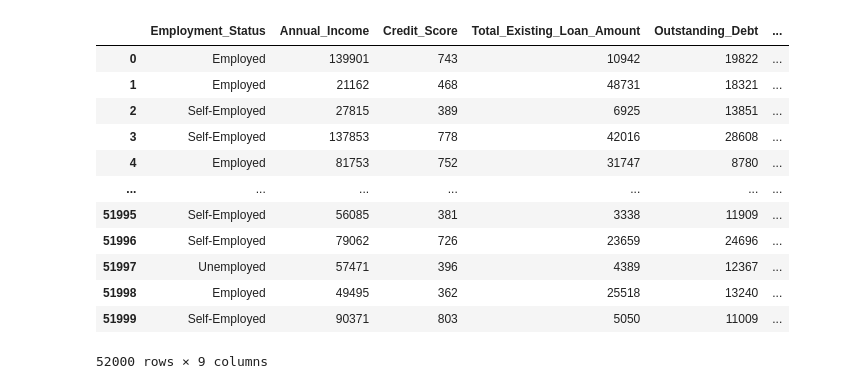
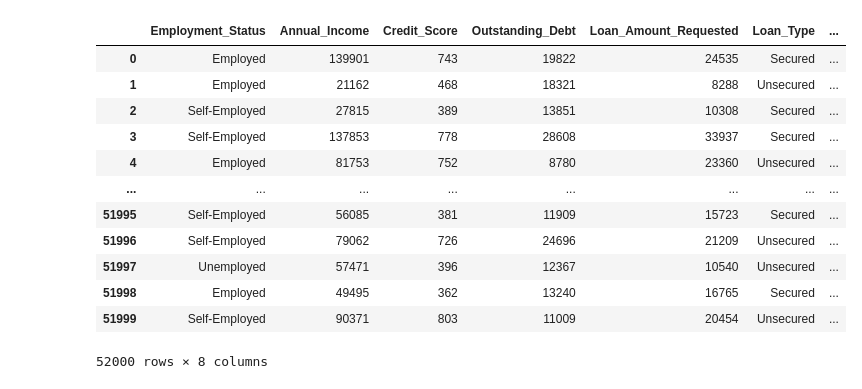
Before and after one commit to Harithelamin/ACIT4620-24H-G6, a Jupyter notebook: dataset_manager.ipynb, the cells around one changed output. Drawn from its saved outputs; the diff is of its cells as text; code cells hidden in the pictures.

```diff
--- a/dataset_manager.ipynb
+++ b/dataset_manager.ipynb
@@ -1,33 +1,37 @@
 # %%
 import pandas as pd
+import numpy as np
+import skfuzzy as fuzz
+from skfuzzy import control as ctrl
 
 # Creating a DataFrame
 
 path = 'dataset/loan_dataset.csv'
-df = pd.read_csv(path)
-df.head()
+df_original = pd.read_csv(path)
+df_original.head()
 
-df = pd.DataFrame(df)
+df_original = pd.DataFrame(df_original)
 
 # Filtering the specified columns
-filtered_df = df[[
-    'Employment_Status', 'Annual_Income', 'Credit_Score',
-    'Total_Existing_Loan_Amount', 'Outstanding_Debt', 'Loan_Amount_Requested',
+filtered_df = df_original[[
+    'Employment_Status', 'Annual_Income', 'Credit_Score',  'Outstanding_Debt', 'Loan_Amount_Requested',
     'Loan_Type','Loan_Purpose', 'Loan_Approval_Status'
 ]]
 
+# 'Total_Existing_Loan_Amount'
+
 filtered_df
 # %% [output]
-|  | Employment_Status | Annual_Income | Credit_Score | Total_Existing_Loan_Amount | Outstanding_Debt | ... |
-| 0 | Employed | 139901 | 743 | 10942 | 19822 | ... |
-| 1 | Employed | 21162 | 468 | 48731 | 18321 | ... |
-| 2 | Self-Employed | 27815 | 389 | 6925 | 13851 | ... |
-| 3 | Self-Employed | 137853 | 778 | 42016 | 28608 | ... |
-| 4 | Employed | 81753 | 752 | 31747 | 8780 | ... |
-| ... | ... | ... | ... | ... | ... | ... |
-| 51995 | Self-Employed | 56085 | 381 | 3338 | 11909 | ... |
-| 51996 | Self-Employed | 79062 | 726 | 23659 | 24696 | ... |
-| 51997 | Unemployed | 57471 | 396 | 4389 | 12367 | ... |
-| 51998 | Employed | 49495 | 362 | 25518 | 13240 | ... |
-| 51999 | Self-Employed | 90371 | 803 | 5050 | 11009 | ... |
+|  | Employment_Status | Annual_Income | Credit_Score | Outstanding_Debt | Loan_Amount_Requested | Loan_Type | ... |
+| 0 | Employed | 139901 | 743 | 19822 | 24535 | Secured | ... |
+| 1 | Employed | 21162 | 468 | 18321 | 8288 | Unsecured | ... |
+| 2 | Self-Employed | 27815 | 389 | 13851 | 10308 | Secured | ... |
+| 3 | Self-Employed | 137853 | 778 | 28608 | 33937 | Secured | ... |
+| 4 | Employed | 81753 | 752 | 8780 | 23360 | Unsecured | ... |
+| ... | ... | ... | ... | ... | ... | ... | ... |
+| 51995 | Self-Employed | 56085 | 381 | 11909 | 15723 | Secured | ... |
+| 51996 | Self-Employed | 79062 | 726 | 24696 | 21209 | Unsecured | ... |
+| 51997 | Unemployed | 57471 | 396 | 12367 | 10540 | Unsecured | ... |
+| 51998 | Employed | 49495 | 362 | 13240 | 16765 | Secured | ... |
+| 51999 | Self-Employed | 90371 | 803 | 11009 | 20454 | Unsecured | ... |
-52000 rows × 9 columns
+52000 rows × 8 columns
```
Also changed, not shown: parts of 7 cells of this notebook, 1 other file.
